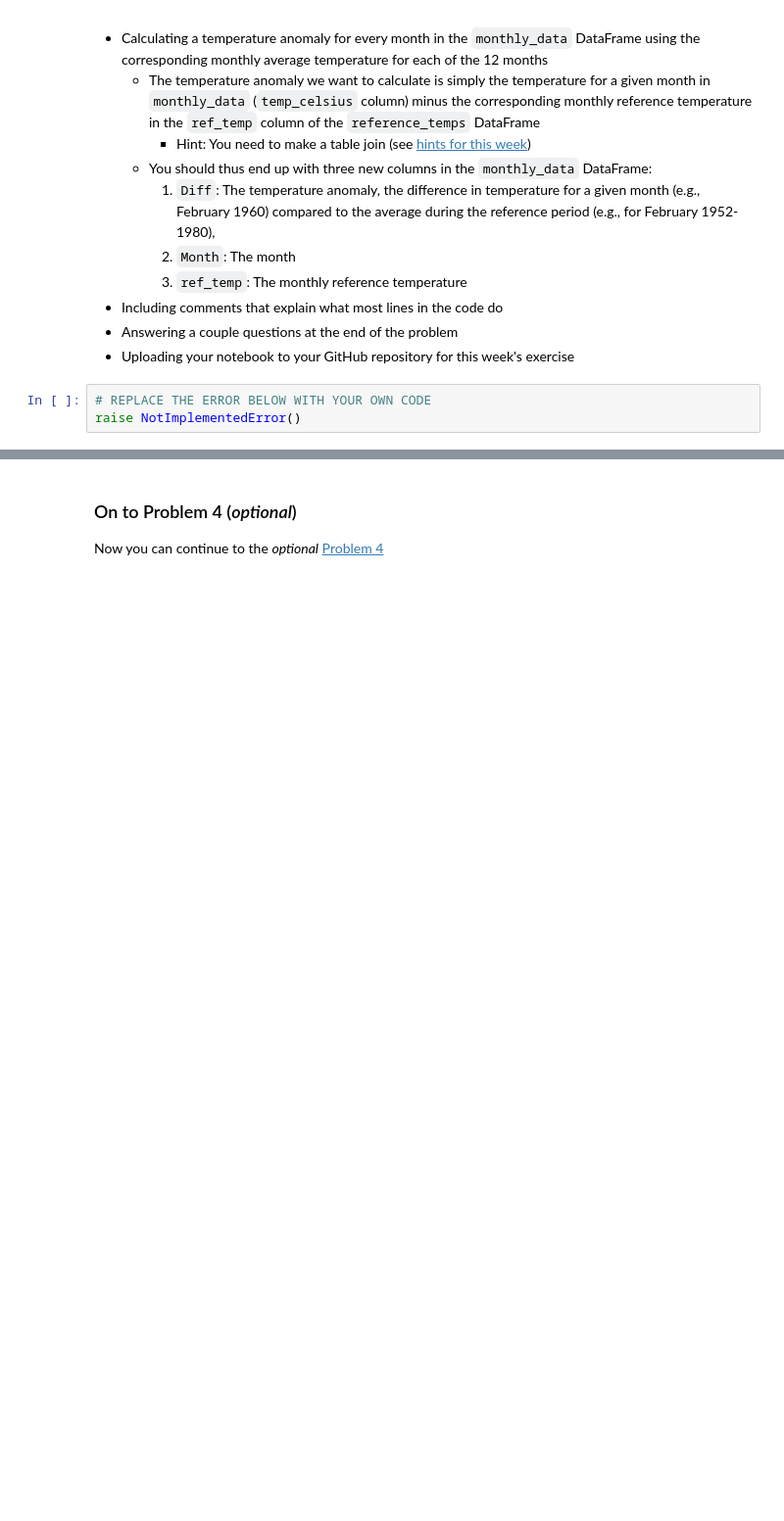
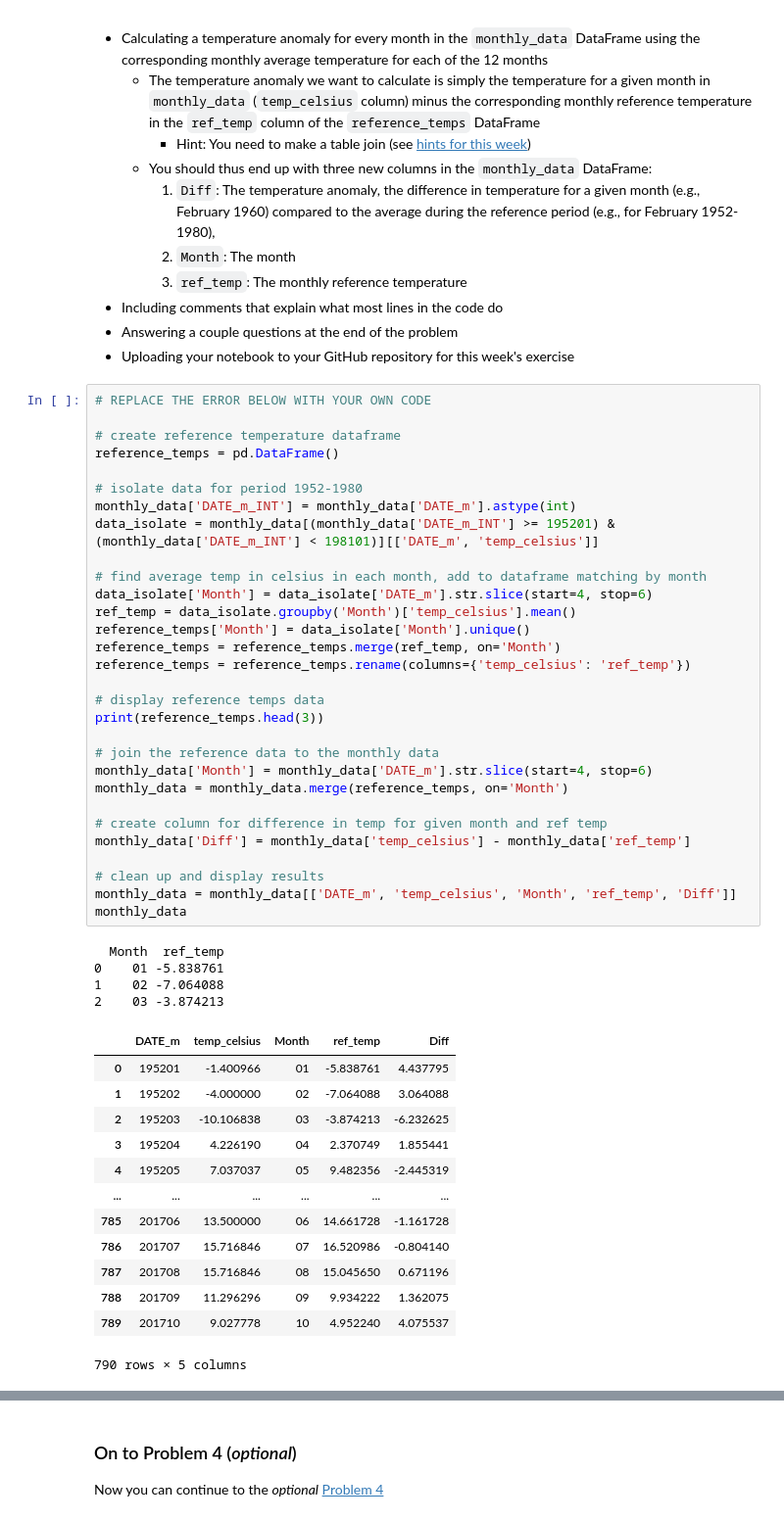
Before and after one commit to lukasrhoades/GEOG-329-Helsinki, a Jupyter notebook: Exercise-6/Exercise-6-problems-1-3.ipynb, the cells around one changed output, grey strips where cells are left out. Shown at 98% size. Saved outputs shown, nothing was run; the diff lists cells and outputs as text; blank space fills up the shorter version.

```diff
--- a/Exercise-6/Exercise-6-problems-1-3.ipynb
+++ b/Exercise-6/Exercise-6-problems-1-3.ipynb
@@ -264,9 +264,54 @@ Our goal in this problem is to calculate monthly temperature anomalies in order
 - Including comments that explain what most lines in the code do
 - Answering a couple questions at the end of the problem
 - Uploading your notebook to your GitHub repository for this week's exercise
-# %%
-# REPLACE THE ERROR BELOW WITH YOUR OWN CODE
-raise NotImplementedError()
+# %%
+# REPLACE THE ERROR BELOW WITH YOUR OWN CODE
+
+# create reference temperature dataframe
+reference_temps = pd.DataFrame()
+
+# isolate data for period 1952-1980
+monthly_data['DATE_m_INT'] = monthly_data['DATE_m'].astype(int)
+data_isolate = monthly_data[(monthly_data['DATE_m_INT'] >= 195201) & (monthly_data['DATE_m_INT'] < 198101)][['DATE_m', 'temp_celsius']]
+
+# find average temp in celsius in each month, add to dataframe matching by month
+data_isolate['Month'] = data_isolate['DATE_m'].str.slice(start=4, stop=6)
+ref_temp = data_isolate.groupby('Month')['temp_celsius'].mean()
+reference_temps['Month'] = data_isolate['Month'].unique()
+reference_temps = reference_temps.merge(ref_temp, on='Month')
+reference_temps = reference_temps.rename(columns={'temp_celsius': 'ref_temp'})
+
+# display reference temps data
+print(reference_temps.head(3))
+
+# join the reference data to the monthly data
+monthly_data['Month'] = monthly_data['DATE_m'].str.slice(start=4, stop=6)
+monthly_data = monthly_data.merge(reference_temps, on='Month')
+
+# create column for difference in temp for given month and ref temp
+monthly_data['Diff'] = monthly_data['temp_celsius'] - monthly_data['ref_temp']
+
+# clean up and display results
+monthly_data = monthly_data[['DATE_m', 'temp_celsius', 'Month', 'ref_temp', 'Diff']]
+monthly_data
+# %% [output]
+  Month  ref_temp
+0    01 -5.838761
+1    02 -7.064088
+2    03 -3.874213
+|  | DATE_m | temp_celsius | Month | ref_temp | Diff |
+| 0 | 195201 | -1.400966 | 01 | -5.838761 | 4.437795 |
+| 1 | 195202 | -4.000000 | 02 | -7.064088 | 3.064088 |
+| 2 | 195203 | -10.106838 | 03 | -3.874213 | -6.232625 |
+| 3 | 195204 | 4.226190 | 04 | 2.370749 | 1.855441 |
+| 4 | 195205 | 7.037037 | 05 | 9.482356 | -2.445319 |
+| ... | ... | ... | ... | ... | ... |
+| 785 | 201706 | 13.500000 | 06 | 14.661728 | -1.161728 |
+| 786 | 201707 | 15.716846 | 07 | 16.520986 | -0.804140 |
+| 787 | 201708 | 15.716846 | 08 | 15.045650 | 0.671196 |
+| 788 | 201709 | 11.296296 | 09 | 9.934222 | 1.362075 |
+| 789 | 201710 | 9.027778 | 10 | 4.952240 | 4.075537 |
+790 rows × 5 columns
 # %%
 # Let's confirm that we have the data
 print(monthly_data.head())
```
Also changed, not shown: parts of 6 cells of this notebook.
